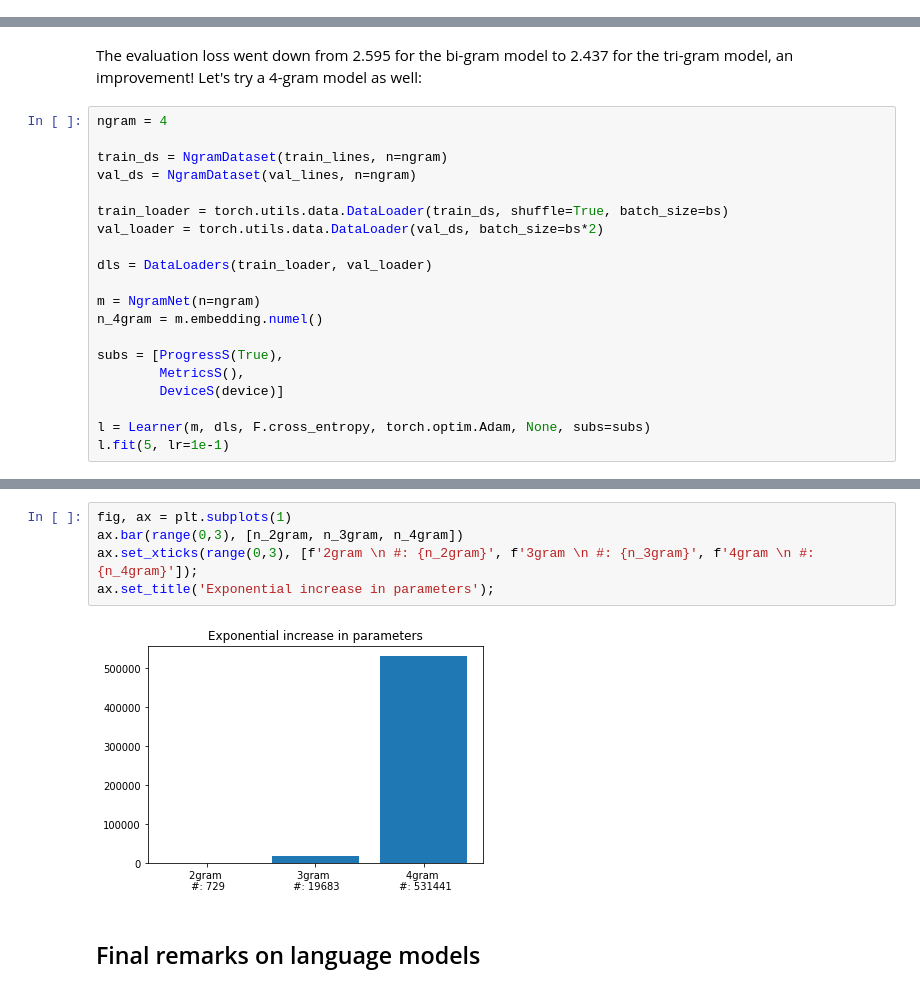
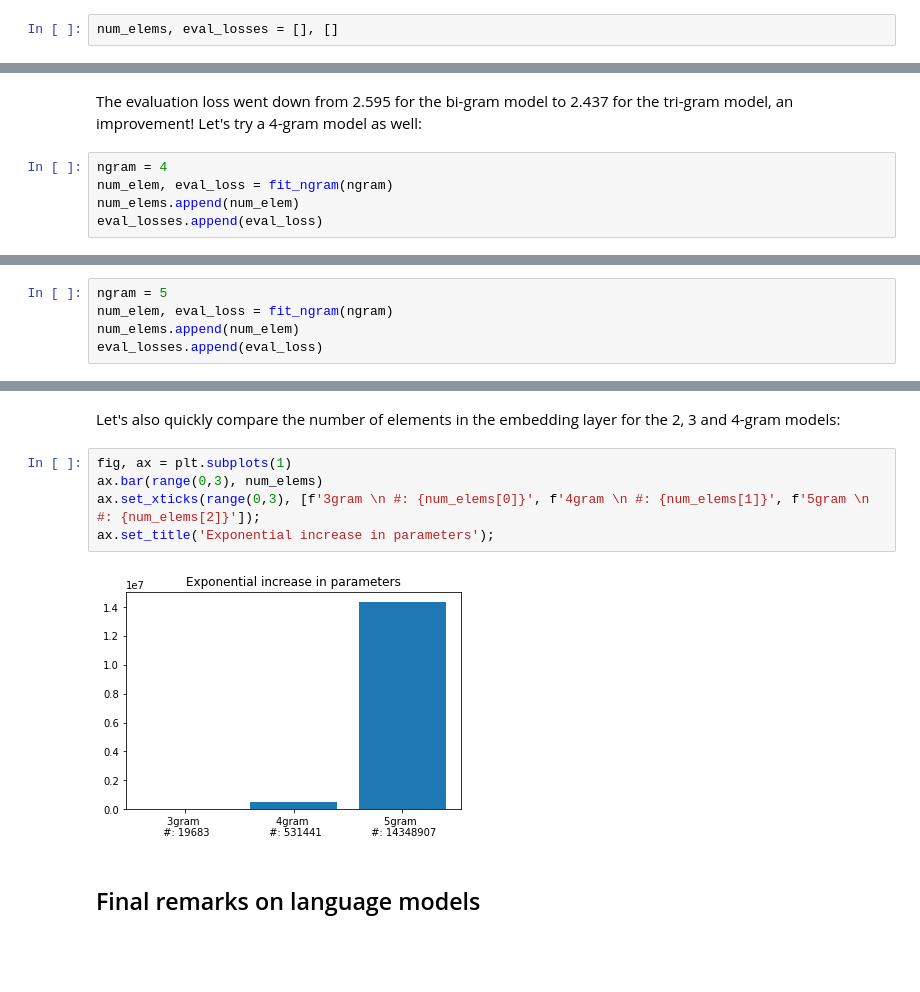
Before and after one commit to lucasvw/lucasvw.github.io, a Jupyter notebook: posts/13_ngram/index.ipynb, the cells around one changed output, grey strips where cells are left out. Saved outputs shown, nothing was run; the diff lists cells and outputs as text; blank space fills up the shorter version.

```diff
--- a/posts/13_ngram/index.ipynb
+++ b/posts/13_ngram/index.ipynb
@@ -357,2 +390,4 @@ In the next post, I'll discuss a first improvement: a simple but interesting mod
+# %%
+num_elems, eval_losses = [], []
 # %%
 ngram = 3
@@ -391,23 +411,8 @@ l.fit(5, lr=1e-1)
 The evaluation loss went down from 2.595 for the bi-gram model to 2.437 for the tri-gram model, an improvement! Let's try a 4-gram model as well:
 # %%
 ngram = 4
-
-train_ds = NgramDataset(train_lines, n=ngram)
-val_ds = NgramDataset(val_lines, n=ngram)
-
-train_loader = torch.utils.data.DataLoader(train_ds, shuffle=True, batch_size=bs)
-val_loader = torch.utils.data.DataLoader(val_ds, batch_size=bs*2)
-
-dls = DataLoaders(train_loader, val_loader)
-
-m = NgramNet(n=ngram)
-n_4gram = m.embedding.numel()
-
-subs = [ProgressS(True),
-        MetricsS(),
-        DeviceS(device)]
-
-l = Learner(m, dls, F.cross_entropy, torch.optim.Adam, None, subs=subs)
-l.fit(5, lr=1e-1)
+num_elem, eval_loss = fit_ngram(ngram)
+num_elems.append(num_elem)
+eval_losses.append(eval_loss)
 # %% [output]
 | epoch | mode | loss |
@@ -424,0 +430,5 @@ l.fit(5, lr=1e-1)
+# %%
+ngram = 5
+num_elem, eval_loss = fit_ngram(ngram)
+num_elems.append(num_elem)
+eval_losses.append(eval_loss)
@@ -427,10 +457,12 @@ And here, we start to see problems. The train loss is still getting better (1.89
+# %% [markdown]
+Let's also quickly compare the number of elements in the embedding layer for the 2, 3 and 4-gram models:
 # %%
 fig, ax = plt.subplots(1)
-ax.bar(range(0,3), [n_2gram, n_3gram, n_4gram])
-ax.set_xticks(range(0,3), [f'2gram \n #: {n_2gram}', f'3gram \n #: {n_3gram}', f'4gram \n #: {n_4gram}']);
+ax.bar(range(0,3), num_elems)
+ax.set_xticks(range(0,3), [f'3gram \n #: {num_elems[0]}', f'4gram \n #: {num_elems[1]}', f'5gram \n #: {num_elems[2]}']);
 ax.set_title('Exponential increase in parameters');
 # %% [output]
-[figure, old version]
+[figure, new version]
 # %% [markdown]
 ## Final remarks on language models
 # %% [markdown]
```
Also changed, not shown: parts of 16 cells of this notebook.
